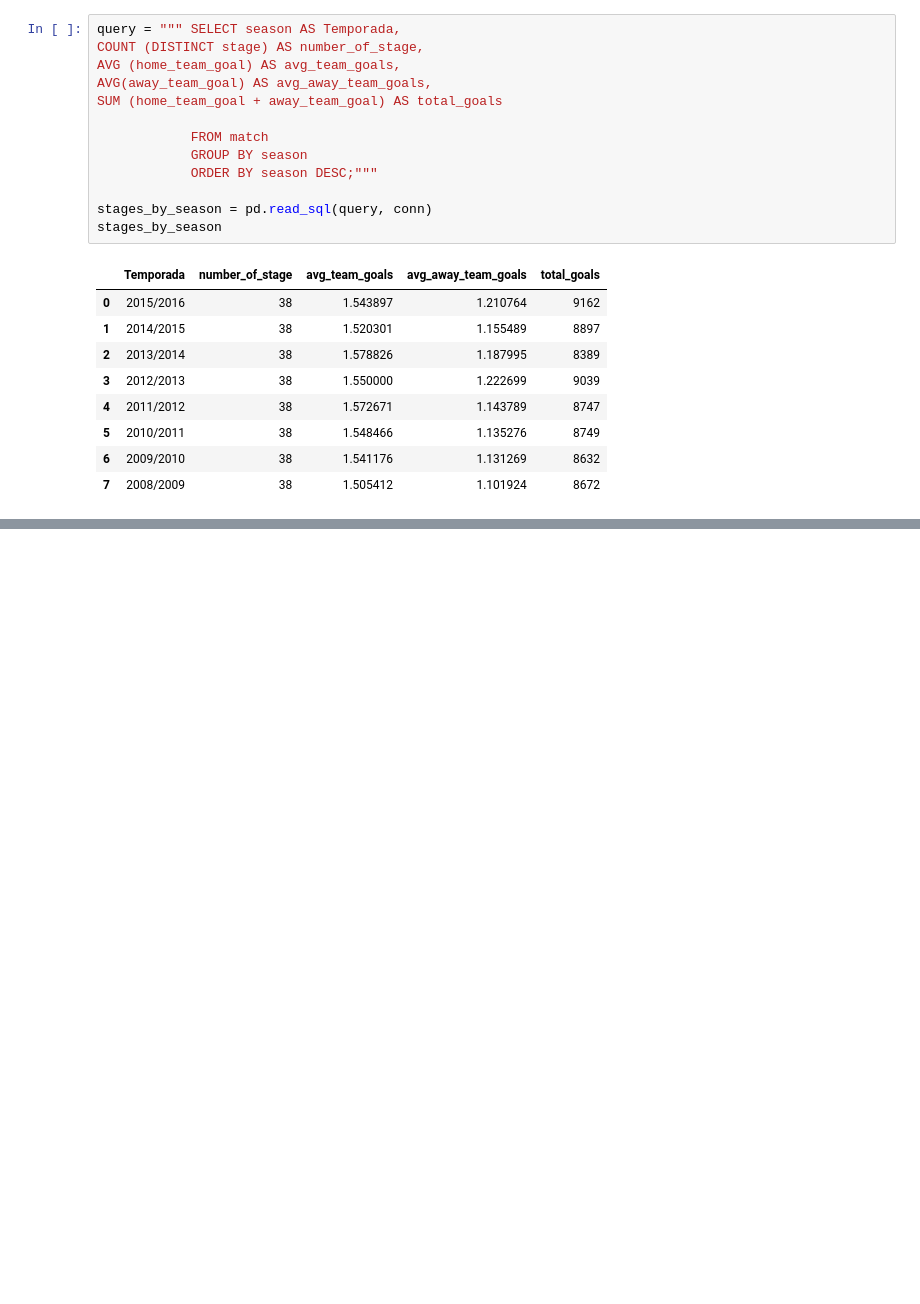
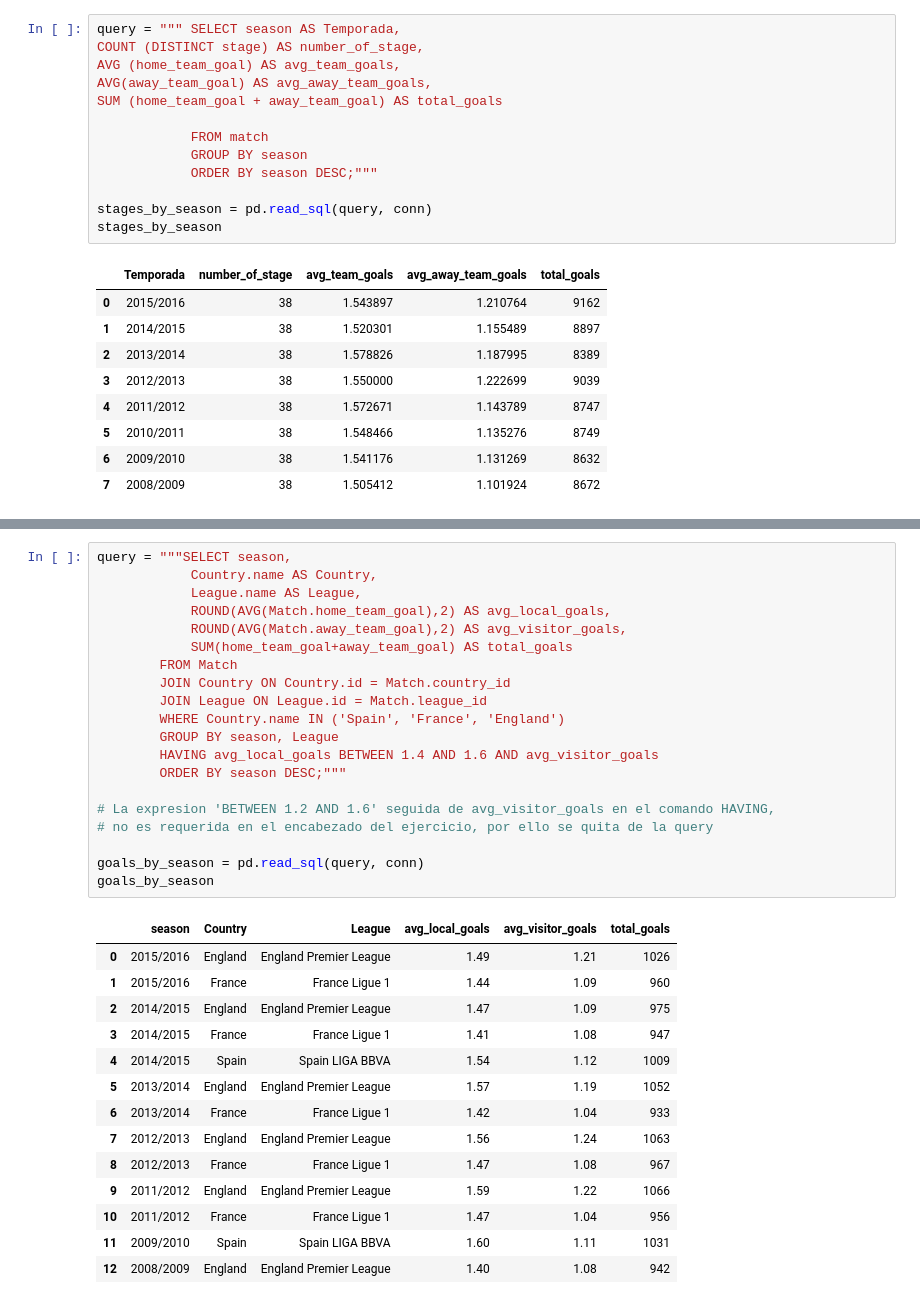
Before and after one commit to Dagnne/TalentoTechDag, a Jupyter notebook: Taller_SQL.ipynb, the cells around one changed output, grey strips where cells are left out. Cells and saved outputs as stored; diff of their text form; blank space fills up the shorter version.

```diff
--- a/Taller_SQL.ipynb
+++ b/Taller_SQL.ipynb
@@ -1192,0 +1412,35 @@ stages_by_season
+# %%
+query = """SELECT season,
+            Country.name AS Country,
+            League.name AS League,
+            ROUND(AVG(Match.home_team_goal),2) AS avg_local_goals,
+            ROUND(AVG(Match.away_team_goal),2) AS avg_visitor_goals,
+            SUM(home_team_goal+away_team_goal) AS total_goals
+        FROM Match
+        JOIN Country ON Country.id = Match.country_id
+        JOIN League ON League.id = Match.league_id
+        WHERE Country.name IN ('Spain', 'France', 'England')
+        GROUP BY season, League
+        HAVING avg_local_goals BETWEEN 1.4 AND 1.6 AND avg_visitor_goals
+        ORDER BY season DESC;"""
+
+# La expresion 'BETWEEN 1.2 AND 1.6' seguida de avg_visitor_goals en el comando HAVING,
+# no es requerida en el encabezado del ejercicio, por ello se quita de la query
+
+goals_by_season = pd.read_sql(query, conn)
+goals_by_season
+# %% [output]
+|  | season | Country | League | avg_local_goals | avg_visitor_goals | total_goals |
+| 0 | 2015/2016 | England | England Premier League | 1.49 | 1.21 | 1026 |
+| 1 | 2015/2016 | France | France Ligue 1 | 1.44 | 1.09 | 960 |
+| 2 | 2014/2015 | England | England Premier League | 1.47 | 1.09 | 975 |
+| 3 | 2014/2015 | France | France Ligue 1 | 1.41 | 1.08 | 947 |
+| 4 | 2014/2015 | Spain | Spain LIGA BBVA | 1.54 | 1.12 | 1009 |
+| 5 | 2013/2014 | England | England Premier League | 1.57 | 1.19 | 1052 |
+| 6 | 2013/2014 | France | France Ligue 1 | 1.42 | 1.04 | 933 |
+| 7 | 2012/2013 | England | England Premier League | 1.56 | 1.24 | 1063 |
+| 8 | 2012/2013 | France | France Ligue 1 | 1.47 | 1.08 | 967 |
+| 9 | 2011/2012 | England | England Premier League | 1.59 | 1.22 | 1066 |
+| 10 | 2011/2012 | France | France Ligue 1 | 1.47 | 1.04 | 956 |
+| 11 | 2009/2010 | Spain | Spain LIGA BBVA | 1.60 | 1.11 | 1031 |
+| 12 | 2008/2009 | England | England Premier League | 1.40 | 1.08 | 942 |
```
Also changed, not shown: parts of 10 cells of this notebook.
